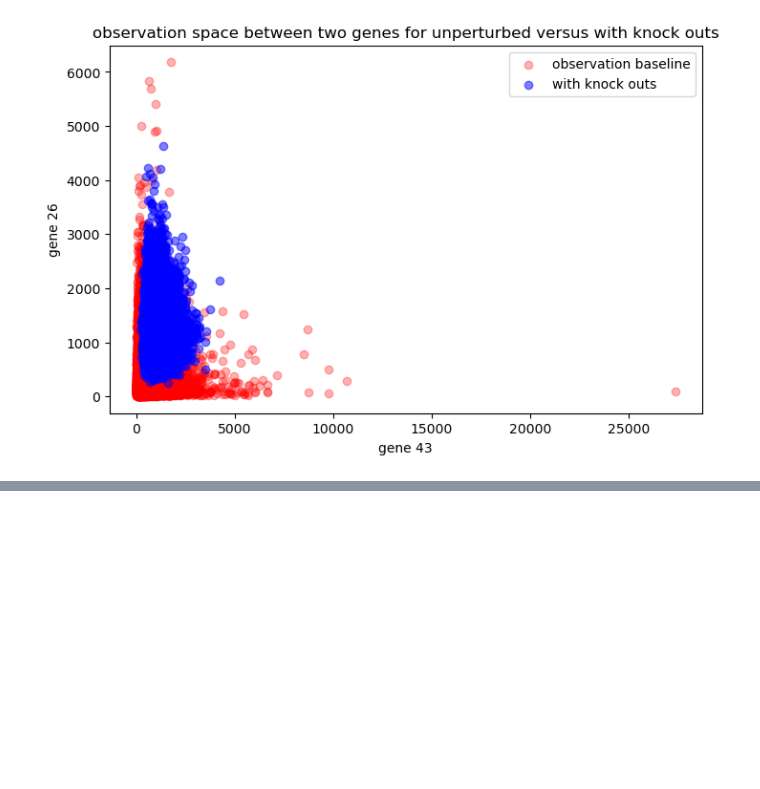
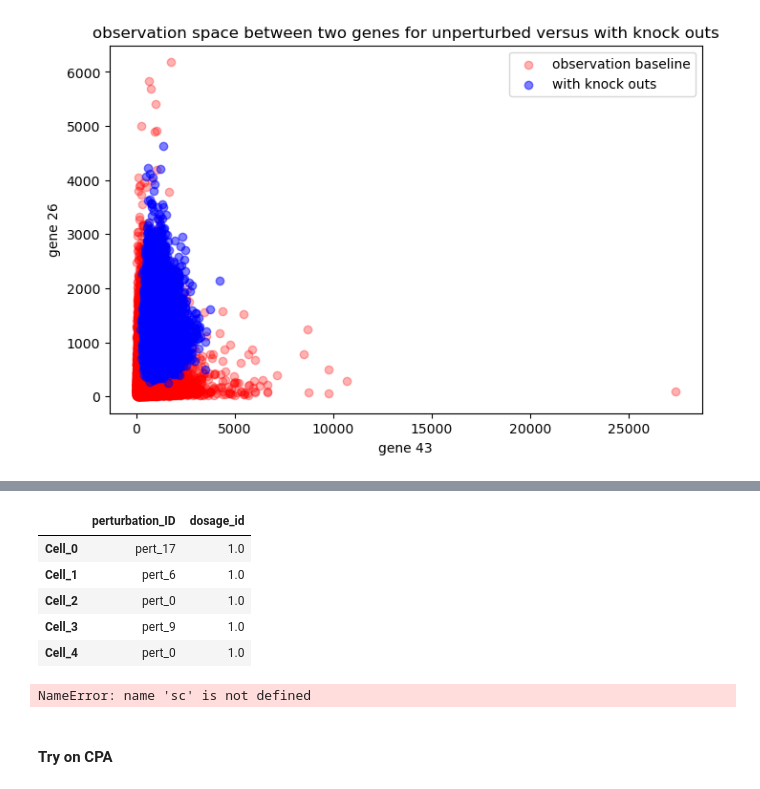
Before and after one commit to erialc-cal/cpa, a Jupyter notebook: Claire_simulations.ipynb, the cells around one changed output, grey strips where cells are left out. Saved outputs shown, nothing was run; the diff lists cells and outputs as text; code cells hidden in the pictures; blank space fills up the shorter version.

```diff
--- a/Claire_simulations.ipynb
+++ b/Claire_simulations.ipynb
@@ -220,0 +237,4 @@ X_d.shape,
+# %%
+adata.obs_names = [f"Cell_{i:d}" for i in range(adata.n_obs)]
+adata.var_names = [f"Gene_{i:d}" for i in range(adata.n_vars)]
+print(adata.obs_names[:10])
@@ -220,0 +245,3 @@ X_d.shape,
+# %%
+adata.obs["perturbation_ID"] = pd.Categorical(['pert_' + str(pert_keys[i]) for i in range(len(pert_keys))])
+adata.obs.head()
@@ -220,0 +255,16 @@ X_d.shape,
+# %%
+adata.obs['dosage_id'] = adata.obs['perturbation_ID'].astype(str).apply(lambda x: '+'.join(['1.0' for _ in x.split('+')])).values
+adata.obs.head()
+# %% [output]
+|  | perturbation_ID | dosage_id |
+| Cell_0 | pert_17 | 1.0 |
+| Cell_1 | pert_6 | 1.0 |
+| Cell_2 | pert_0 | 1.0 |
+| Cell_3 | pert_9 | 1.0 |
+| Cell_4 | pert_0 | 1.0 |
+# %%
+sc.pp.filter_cells(adata, min_counts=100)
+# %% [output]
+NameError: name 'sc' is not defined
+# %% [markdown]
+#### Try on CPA
```
Also changed, not shown: parts of 27 cells of this notebook.
